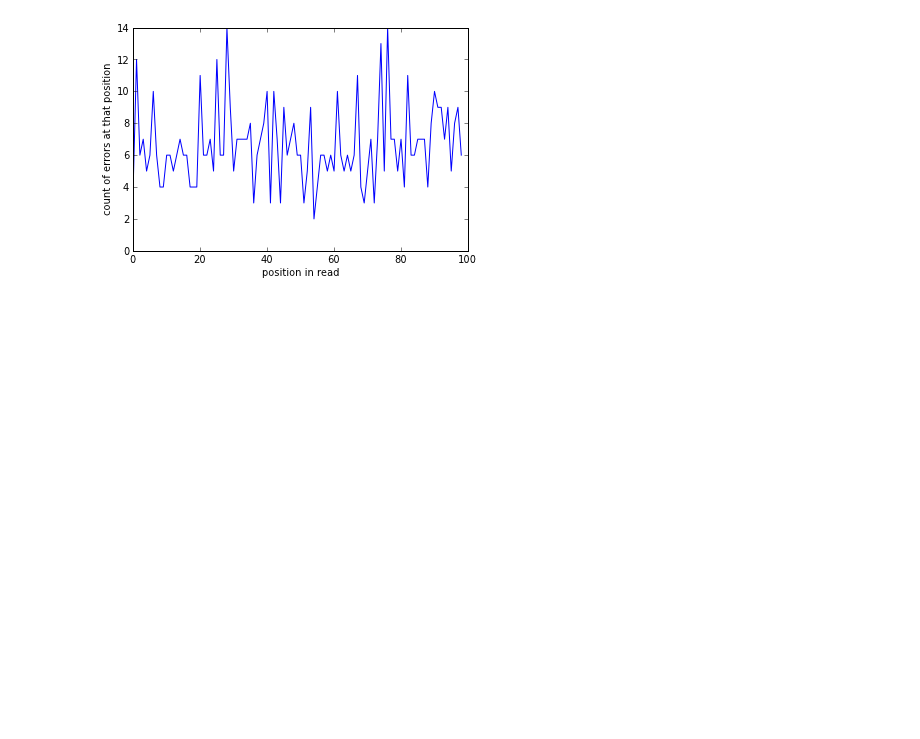
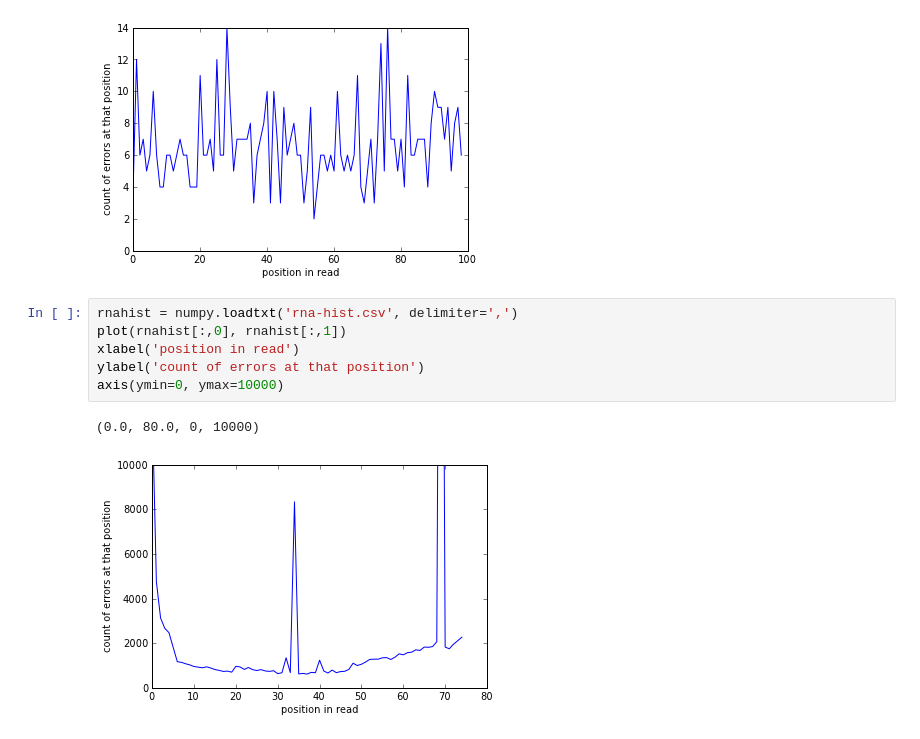
Before and after one commit to ctb/2015-davis-t3-day3, a Jupyter notebook: histogram.ipynb, the cells around one changed output. Drawn from its saved outputs; the diff is of its cells as text; blank space fills up the shorter version.

```diff
--- a/histogram.ipynb
+++ b/histogram.ipynb
@@ -33,3 +33,12 @@ axis(ymin=0)
 # %% [output]
 (0.0, 100.0, 0, 14.0)
 [figure]
+# %%
+rnahist = numpy.loadtxt('rna-hist.csv', delimiter=',')
+plot(rnahist[:,0], rnahist[:,1])
+xlabel('position in read')
+ylabel('count of errors at that position')
+axis(ymin=0, ymax=10000)
+# %% [output]
+(0.0, 80.0, 0, 10000)
+[figure, added]
```
Also changed, not shown: 2 other files.
